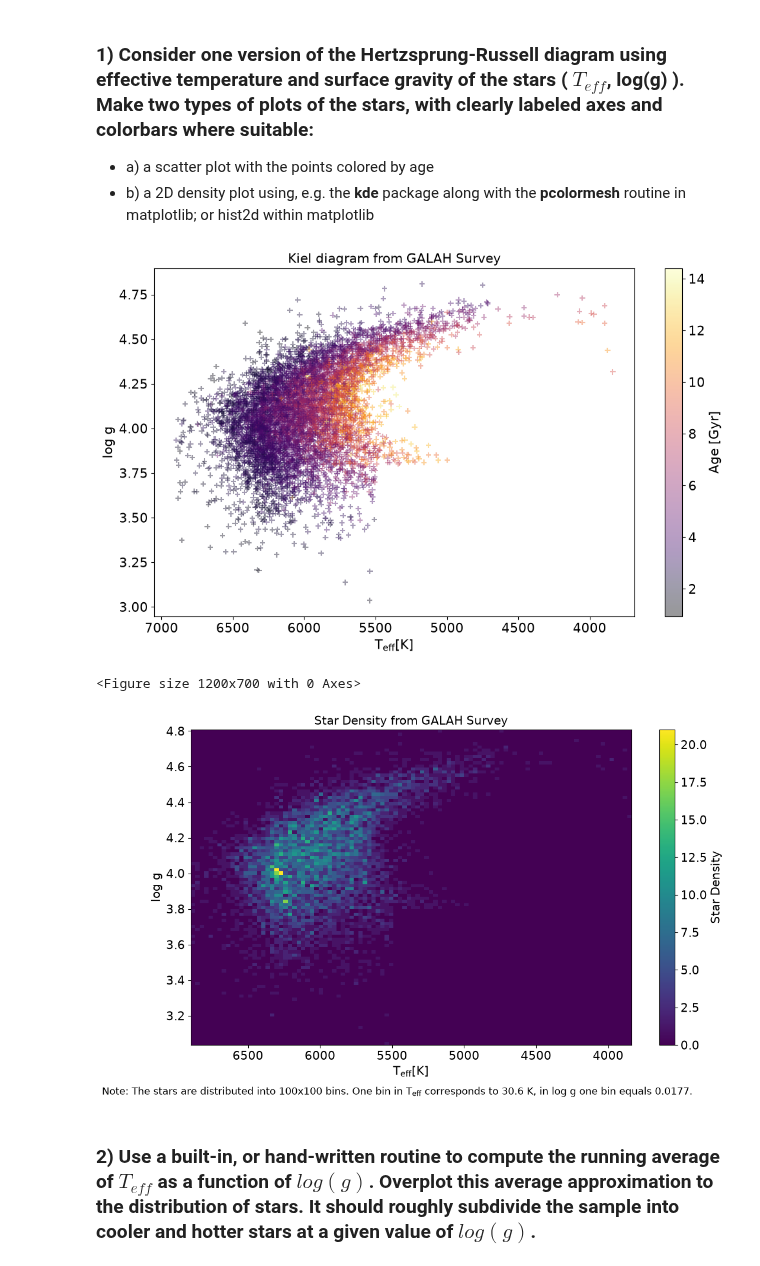
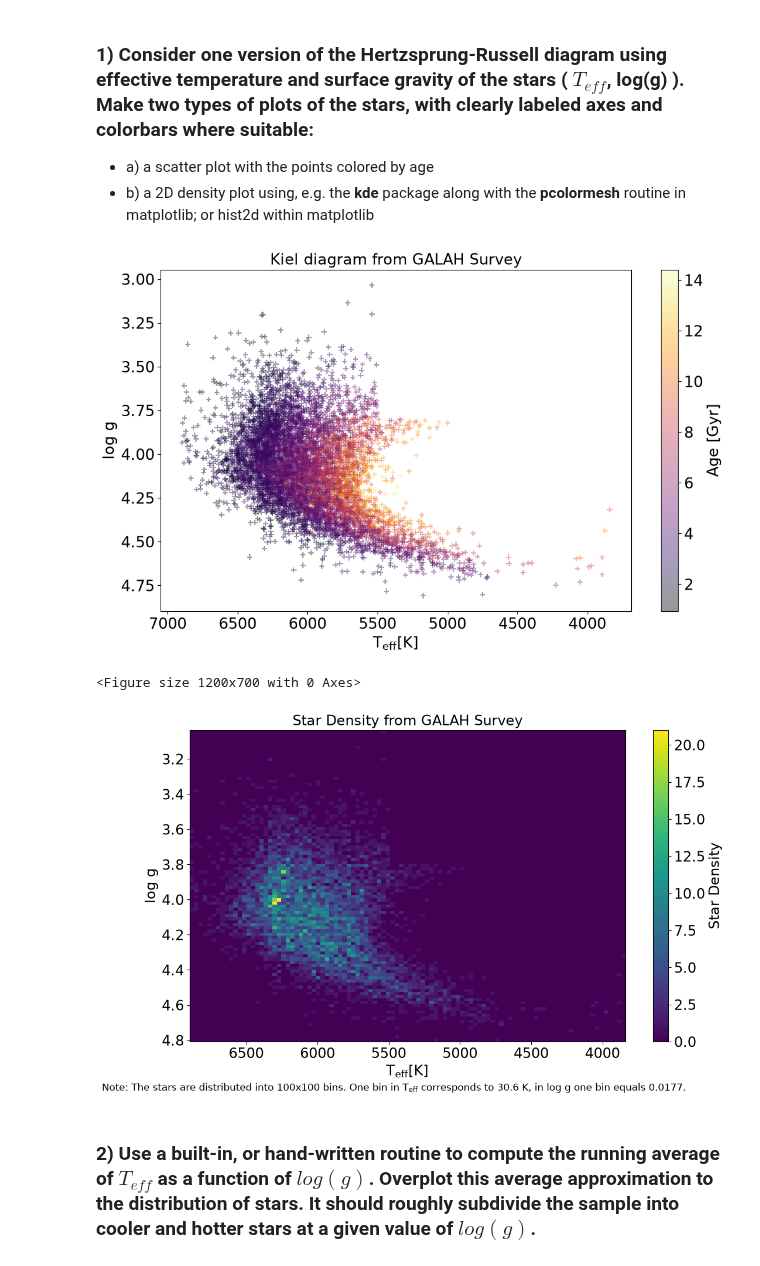
Before and after one commit to MarcusFri/NumAstro2026W_MarcusFrischherz_08225094, a Jupyter notebook: Exercise_sheet_2.ipynb, the cells around one changed output. Saved outputs shown, nothing was run; the diff lists cells and outputs as text; code cells hidden in the pictures.

Commit message:
invert log g axis, increase font sizes

```diff
--- a/Exercise_sheet_2.ipynb
+++ b/Exercise_sheet_2.ipynb
@@ -19,12 +19,12 @@ from matplotlib import pyplot as plt
 Set some defaults, most of all: LARGE fonts
 """
 import matplotlib.pylab as pylab
-params = {'legend.fontsize': 'x-large',
+params = {'legend.fontsize': 'xx-large',
           'figure.figsize': (12, 7),
-         'axes.labelsize': 'x-large',
-         'axes.titlesize':'x-large',
-         'xtick.labelsize':'x-large',
-         'ytick.labelsize':'x-large'}
+         'axes.labelsize': 'xx-large',
+         'axes.titlesize':'xx-large',
+         'xtick.labelsize':'xx-large',
+         'ytick.labelsize':'xx-large'}
 pylab.rcParams.update(params)
 # %%
 #Read in data set
@@ -47,14 +47,15 @@ afe = stars['f']['__alpha_fe_']  #[Alpha/Fe], logarithmic relative abundance of
 # %%
 plt.figure()
 plt.scatter(teff, logg, marker='+', c=age, cmap='inferno', alpha=0.4)
 plt.colorbar().set_label(label='Age [Gyr]')
 plt.xlabel(r'$\mathrm{T_{eff} [K]}$')
 plt.ylabel('log g')                 # log g has no unit (log anything has no unit)
 plt.gca().invert_xaxis()            # As it is HR diagram, we make temperature increase from right to left
+plt.gca().invert_yaxis()            # Well, it is a Kiel diagram, and we also invert log g
 plt.title('Kiel diagram from GALAH Survey')
 plt.show()
 # %% [output]
-[figure, old version]
+[figure, new version]
 # %%
 plt.figure()
 fig, _ = plt.subplots()
@@ -63,6 +64,7 @@ plt.hist2d(teff, logg, bins=bins, cmap='viridis')               # but 100 is a g
 plt.colorbar().set_label(label=f'Star Density')                 # a too big bin size makes the density disappear
 plt.gca().invert_xaxis()
 plt.xlabel(r'$\mathrm{T_{eff} [K]}$')
+plt.gca().invert_yaxis()
 plt.ylabel('log g')
 fig.subplots_adjust(bottom=0.12)                                # make some room for the foot note
 plt.title('Star Density from GALAH Survey')
@@ -76,7 +78,7 @@ fig.text(0,0, Note, fontsize=12)                                # place a text a
 plt.show()
 # %% [output]
 <Figure size 1200x700 with 0 Axes>
-[figure, old version]
+[figure, new version]
 # %% [markdown]
 ### 2) Use a built-in, or hand-written routine to compute the running average of $T_{eff}$ as a function of $log(g)$.  Overplot this average approximation to the distribution of stars.  It should roughly subdivide the sample into cooler and hotter stars at a given value of $log(g)$.
 # %%
```
Also changed, not shown: parts of 5 cells of this notebook.
